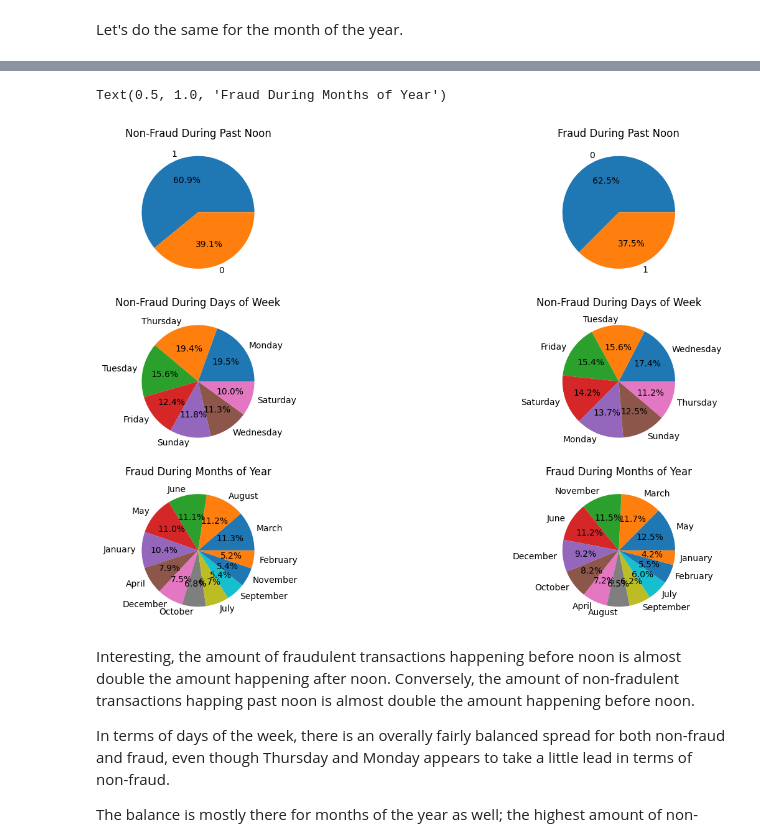
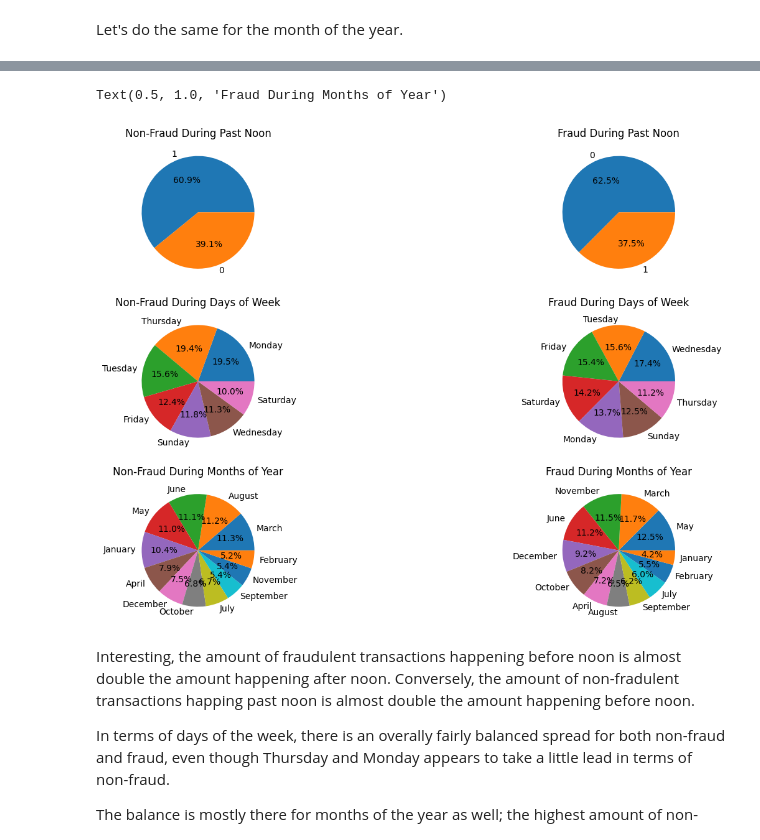
Before and after one commit to CeruleanAcorn/final_project_iat_461, a Jupyter notebook: final_project.ipynb, the cells around one changed output, grey strips where cells are left out. Saved outputs shown, nothing was run; the diff lists cells and outputs as text; code cells hidden in the pictures.

Commit message:
Fixed visualization title

```diff
--- a/final_project.ipynb
+++ b/final_project.ipynb
@@ -684,36 +684,36 @@ df_fraud["is_past_noon_transaction"] = (
 df_not_fraud["is_past_noon_transaction"] = (
     (df_not_fraud["trans_time_hour"] >= 12) &
     (df_not_fraud["trans_time_hour"] <= 24)
 ).astype(int)
 
 day_map = {
     "Monday": 0, "Tuesday": 1, "Wednesday": 2,
     "Thursday": 3, "Friday": 4, "Saturday": 5, "Sunday": 6
 }
 
 fig, axes = plt.subplots(3, 2, figsize=(16,10))
 axes = axes.flatten()
 
 axes[0].pie(df_not_fraud["is_past_noon_transaction"].value_counts(), labels=df_not_fraud["is_past_noon_transaction"].unique(), autopct='%1.1f%%')
 axes[0].set_title("Non-Fraud During Past Noon")
 
 axes[1].pie(df_fraud["is_past_noon_transaction"].value_counts(), labels=df_fraud["is_past_noon_transaction"].unique(), autopct='%1.1f%%')
 axes[1].set_title("Fraud During Past Noon")
 
 axes[2].pie(df_not_fraud['trans_day_of_week'].value_counts(), labels=df_not_fraud['trans_day_of_week'].unique(), autopct='%1.1f%%')
 axes[2].set_title("Non-Fraud During Days of Week")
 
 axes[3].pie(df_fraud["trans_day_of_week"].value_counts(), labels=df_fraud["trans_day_of_week"].unique(), autopct='%1.1f%%')
-axes[3].set_title("Non-Fraud During Days of Week")
+axes[3].set_title("Fraud During Days of Week")
 
 axes[4].pie(df_not_fraud['trans_month_of_year'].value_counts(), labels=df_not_fraud['trans_month_of_year'].unique(), autopct='%1.1f%%')
-axes[4].set_title("Fraud During Months of Year")
+axes[4].set_title("Non-Fraud During Months of Year")
 
 axes[5].pie(df_fraud['trans_month_of_year'].value_counts(), labels=df_fraud['trans_month_of_year'].unique(), autopct='%1.1f%%')
 axes[5].set_title("Fraud During Months of Year")
 # %% [output]
 Text(0.5, 1.0, 'Fraud During Months of Year')
-[figure, old version]
+[figure, new version]
 # %% [markdown]
 Interesting, the amount of fraudulent transactions happening before noon is almost double the amount happening after noon. Conversely, the amount of non-fradulent transactions happing past noon is almost double the amount happening before noon.
 
```
